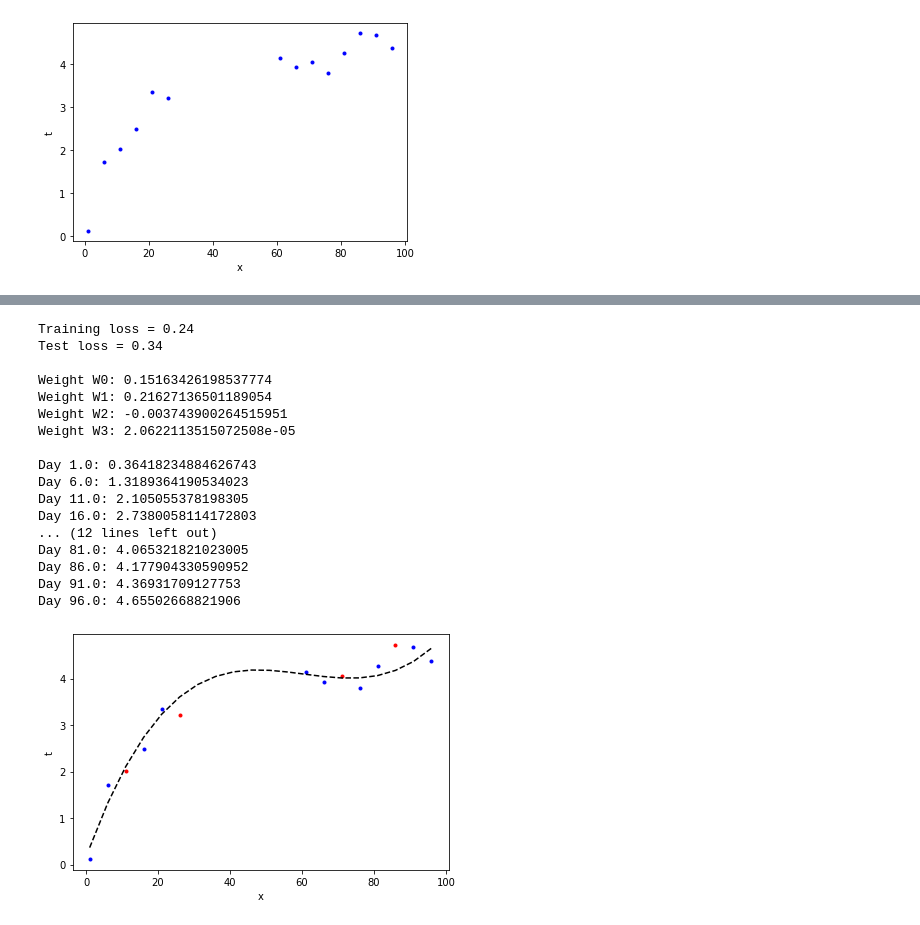
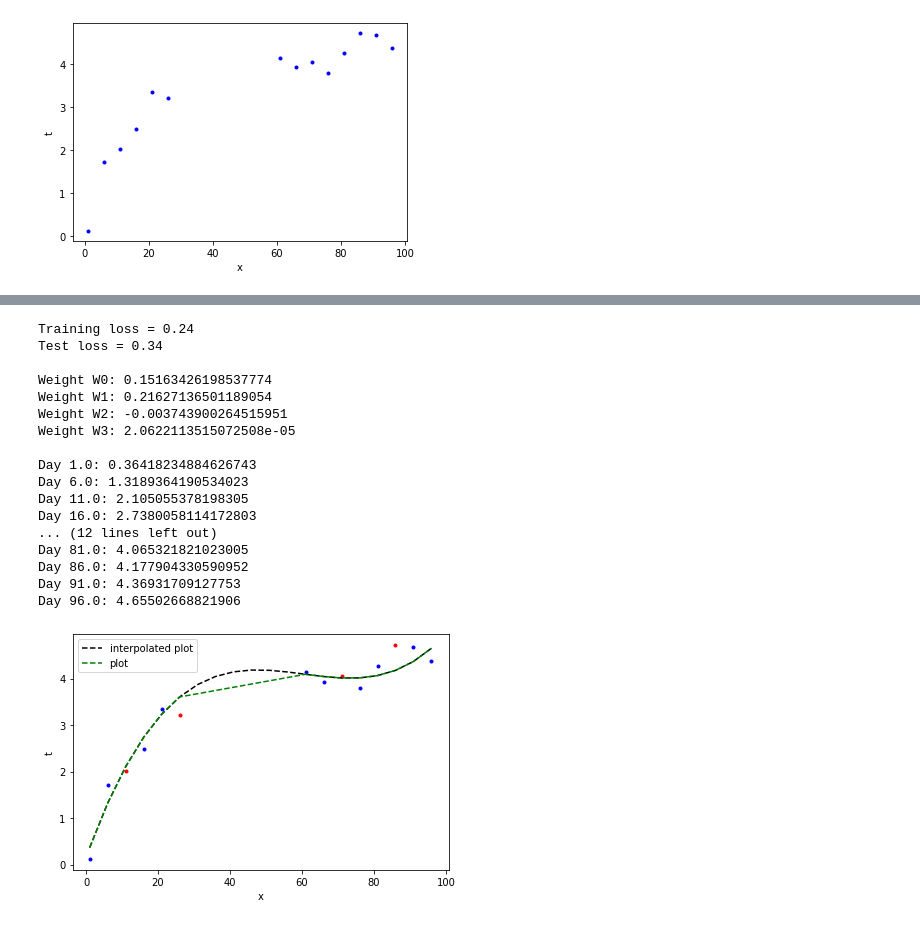
Before and after one commit to palvindersander/machine-learning-uni, a Jupyter notebook: regression 1/assignment1.ipynb, the cells around one changed output, grey strips where cells are left out. Saved outputs shown, nothing was run; the diff lists cells and outputs as text; code cells hidden in the pictures.

```diff
--- a/regression 1/assignment1.ipynb
+++ b/regression 1/assignment1.ipynb
@@ -132,41 +139,44 @@ test_loss = np.sqrt(np.sum(pow(ttest-ytest,2)/xtest.size))
 print(f"Training loss = {training_loss:.2f}")
 print(f"Test loss = {test_loss:.2f}")
 
-# Plot the data
+# Plot mle, interpolated for missing days mle plot
 all_days = np.array(sorted([i for i in x.flatten()] + [31.0, 36.0, 41.0, 46.0, 51.0, 56.0]))
 all_days_hiPhi = np.array([pow(all_days,j) for j in range(0,polyorder+1)]).transpose()
 plotted_prediction = np.matmul(all_days_hiPhi,w)
 plt.figure()
 plt.plot(xtrainval,ttrainval,'b.')
 plt.plot(xtest,ttest,'r.')
-plt.plot(all_days, plotted_prediction, 'k--')
+plt.plot(all_days, plotted_prediction, 'k--', label='interpolated plot')
+plt.plot(x,np.matmul(hiPhi,w), 'g--', label='plot')
 plt.xlabel('x')
 plt.ylabel('t')
 plt.tight_layout()
-plt.savefig('cross-validation-result.png')
+plt.legend()
+
+# Print mle weights and f(x,w) values for each day including those which were missing
 print()
 for i, v in enumerate(w):
     print(f"Weight W{str(i)}: {v}")
 print()
 for i, v in enumerate(plotted_prediction):
     print(f"Day {all_days[i]}: {str(plotted_prediction[i])}")
 # %% [output]
 Training loss = 0.24
 Test loss = 0.34
 
 Weight W0: 0.15163426198537774
 Weight W1: 0.21627136501189054
 Weight W2: -0.003743900264515951
 Weight W3: 2.0622113515072508e-05
 
 Day 1.0: 0.36418234884626743
 Day 6.0: 1.3189364190534023
 Day 11.0: 2.105055378198305
 Day 16.0: 2.7380058114172803
 ... (12 lines left out)
 Day 81.0: 4.065321821023005
 Day 86.0: 4.177904330590952
 Day 91.0: 4.36931709127753
 Day 96.0: 4.65502668821906
-[figure, old version]
+[figure, new version]
 # %% [markdown]
```
Also changed, not shown: parts of 5 cells of this notebook, 6 other files.
